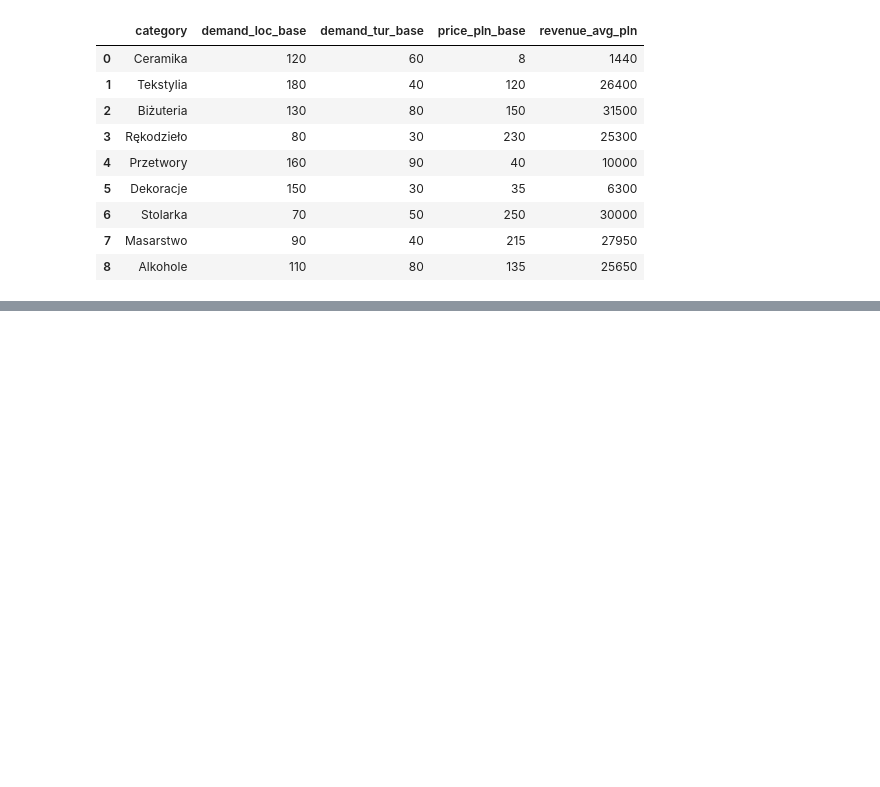
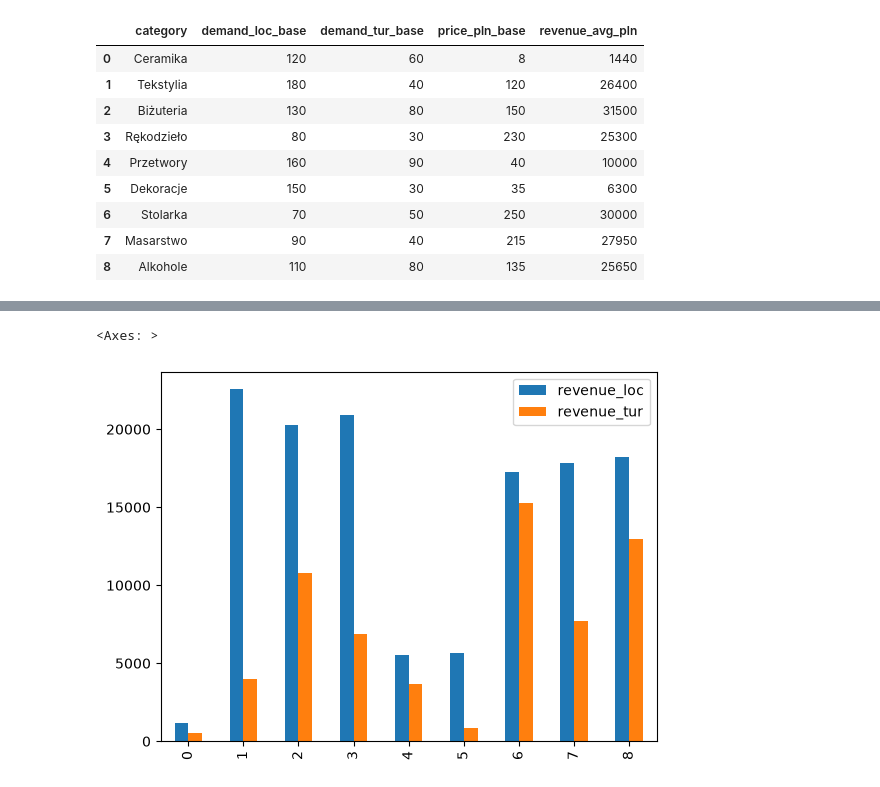
Before and after one commit to KajTan4/DataVizualization, a Jupyter notebook: 01-bar.ipynb, the cells around one changed output, grey strips where cells are left out. Drawn from its saved outputs; the diff is of its cells as text; code cells hidden in the pictures; blank space fills up the shorter version.

```diff
--- a/01-bar.ipynb
+++ b/01-bar.ipynb
@@ -52,0 +105,5 @@ catalog
+# %%
+t1[["revenue_loc", "revenue_tur"]].plot.bar()
+# %% [output]
+<Axes: >
+[figure, added]
```
Also changed, not shown: parts of 13 cells of this notebook.
